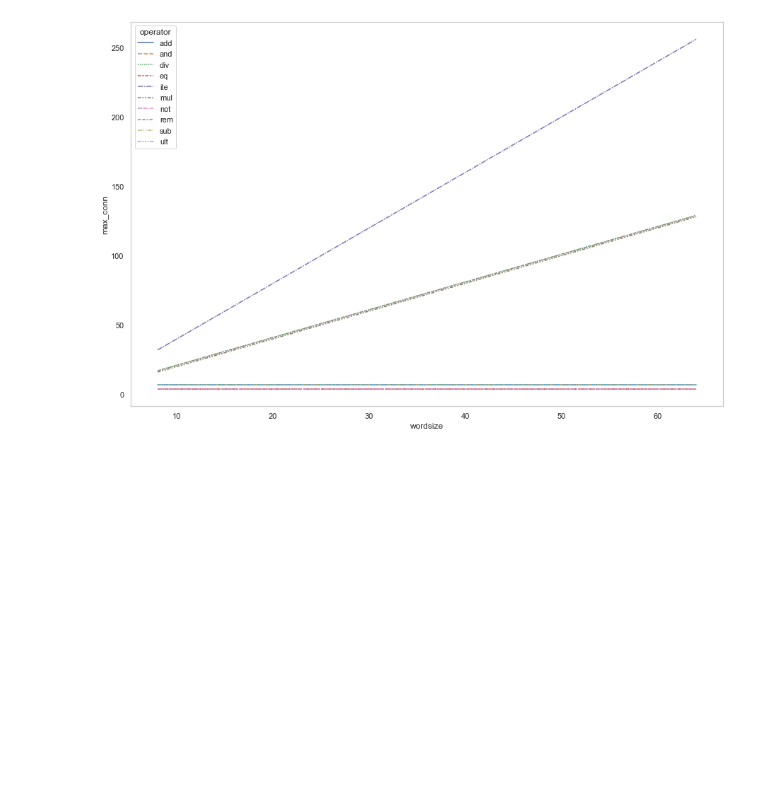
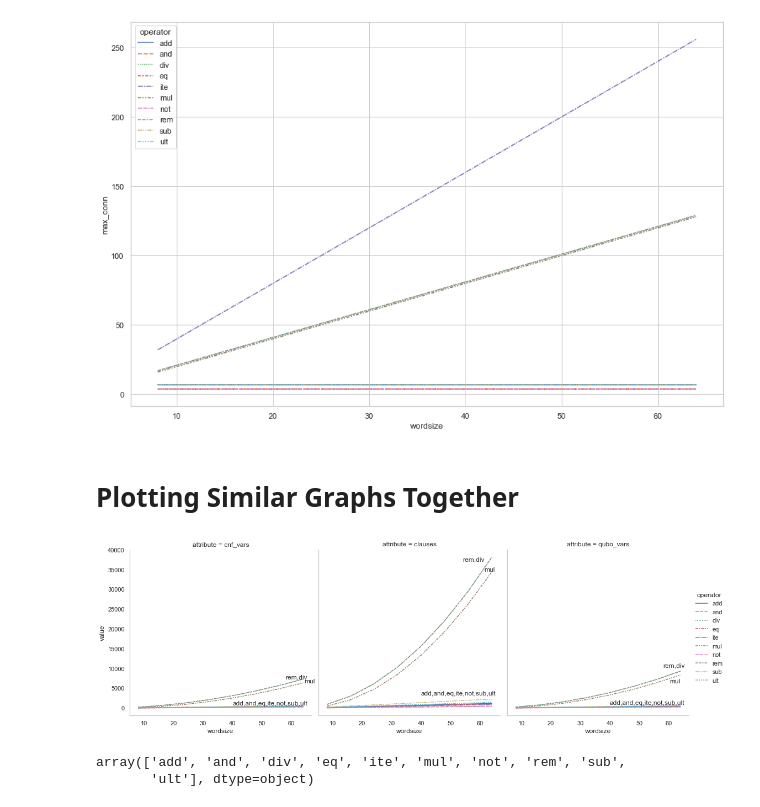
Before and after one commit to smml1996/qa_sat_v2, a Jupyter notebook: unicorn/operators.ipynb, the cells around one changed output. Cells and saved outputs as stored; diff of their text form; code cells hidden in the pictures; blank space fills up the shorter version.

```diff
--- a/unicorn/operators.ipynb
+++ b/unicorn/operators.ipynb
@@ -216,10 +216,12 @@ sns.lineplot(data=df, x="wordsize", y="variance_conn", hue="operator", style="op
 [figure]
 # %%
 sns.set(rc={'figure.figsize':(15,10)})
-sns.set_style("whitegrid", {'axes.grid' : False})
+sns.set_style("whitegrid", {'axes.grid' : True})
 sns.lineplot(data=df, x="wordsize", y="max_conn", hue="operator", style="operator")
 # %% [output]
 <AxesSubplot:xlabel='wordsize', ylabel='max_conn'>
 [figure]
 # %%
 df.to_csv('wordsizes_vs_problem.csv')
+# %% [markdown]
+# Plotting Similar Graphs Together
@@ -225,0 +259,68 @@ df.to_csv('wordsizes_vs_problem.csv')
+# %%
+sns.set(rc={'figure.figsize':(15,10)})
+sns.set_style("whitegrid", {'axes.grid' : False})
+graph1_df = build_graph1()
+a = sns.relplot(
+    data=graph1_df, x="wordsize", y="value",
+    col="attribute", hue="operator", style="operator", legend='full',
+    kind="line"
+)
+
+ax = a.axes[0,0]
+is_bottom_set = False
+for idx,row in graph1_df.iterrows():
+    if row.attribute == 'cnf_vars' and row.wordsize == 64:
+        if row.operator == 'rem':
+            y = row[3]
+            text = row[0]
+            ax.text(58,y,"rem,div", horizontalalignment='left')
+        elif row.operator == 'mul':
+            y = row[3]
+            text = row[0]
+            ax.text(68,y,"mul", horizontalalignment='right')
+        elif row.operator != 'div' and not is_bottom_set:
+            is_bottom_set = True
+            y = row[3]
+            text = row[0]
+            text = "add,and,eq,ite,not,sub,ult"
+            ax.text(40,y+400,text)
+
+ax = a.axes[0,1]
+is_bottom_set = False
+for idx,row in graph1_df.iterrows():
+    if row.attribute == 'clauses' and row.wordsize == 64:
+        if row.operator == 'rem':
+            y = row[3]
+            text = row[0]
+            ax.text(54,y-1000,"rem,div", horizontalalignment='left')
+        elif row.operator == 'mul':
+            y = row[3]
+            text = row[0]
+            ax.text(65,y,"mul", horizontalalignment='right')
+        elif row.operator != 'div' and not is_bottom_set:
+            is_bottom_set = True
+            y = row[3]
+            text = row[0]
+            text = "add,and,eq,ite,not,sub,ult"
+            ax.text(40,y+2000,text)
+
+ax = a.axes[0,2]
+is_bottom_set = False
+for idx,row in graph1_df.iterrows():
+    if row.attribute == 'qubo_vars' and row.wordsize == 64:
+        if row.operator == 'rem':
+            y = row[3]
+            text = row[0]
+            ax.text(58,y+1000,"rem,div", horizontalalignment='left')
+        elif row.operator == 'mul':
+            y = row[3]
+            text = row[0]
+            ax.text(64,y-2000,"mul", horizontalalignment='right')
+        elif row.operator != 'div' and not is_bottom_set:
+            is_bottom_set = True
+            y = row[3]
+            text = row[0]
+            text = "add,and,eq,ite,not,sub,ult"
+            ax.text(40,y+400,text)
+# %% [output]
+[figure, added]
@@ -225,0 +352,5 @@ df.to_csv('wordsizes_vs_problem.csv')
+# %%
+df.operator.unique()
+# %% [output]
+array(['add', 'and', 'div', 'eq', 'ite', 'mul', 'not', 'rem', 'sub',
+       'ult'], dtype=object)
```
Also changed, not shown: parts of 7 cells of this notebook, 47 other files.
